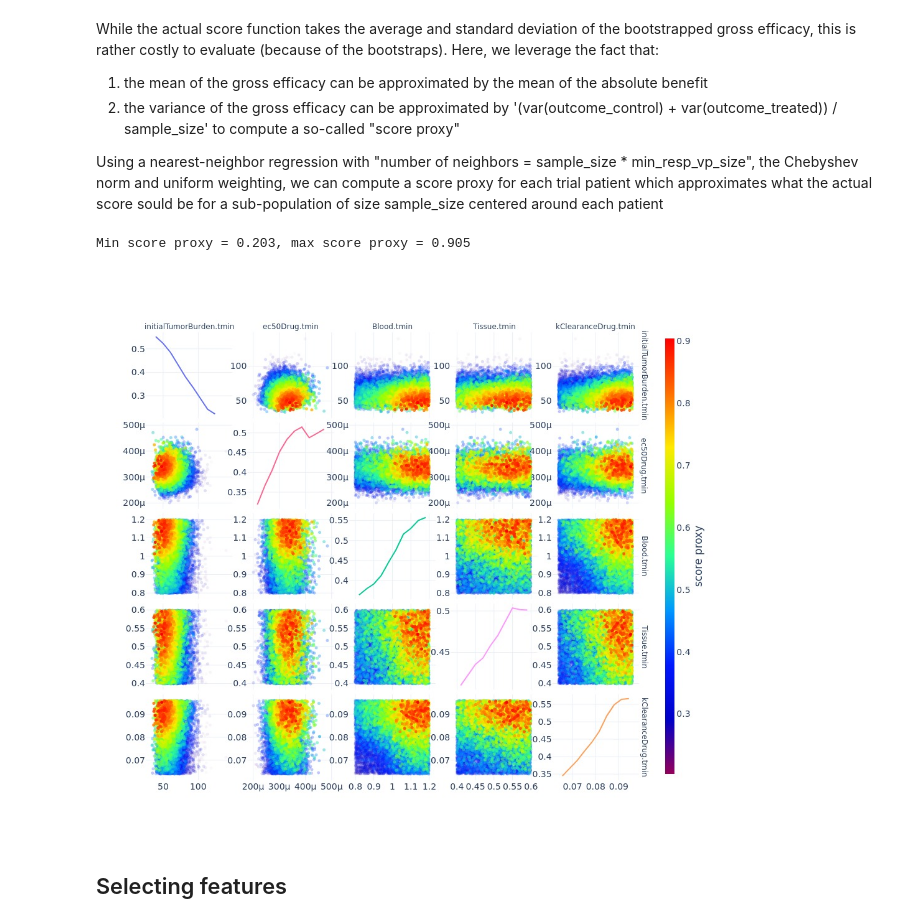
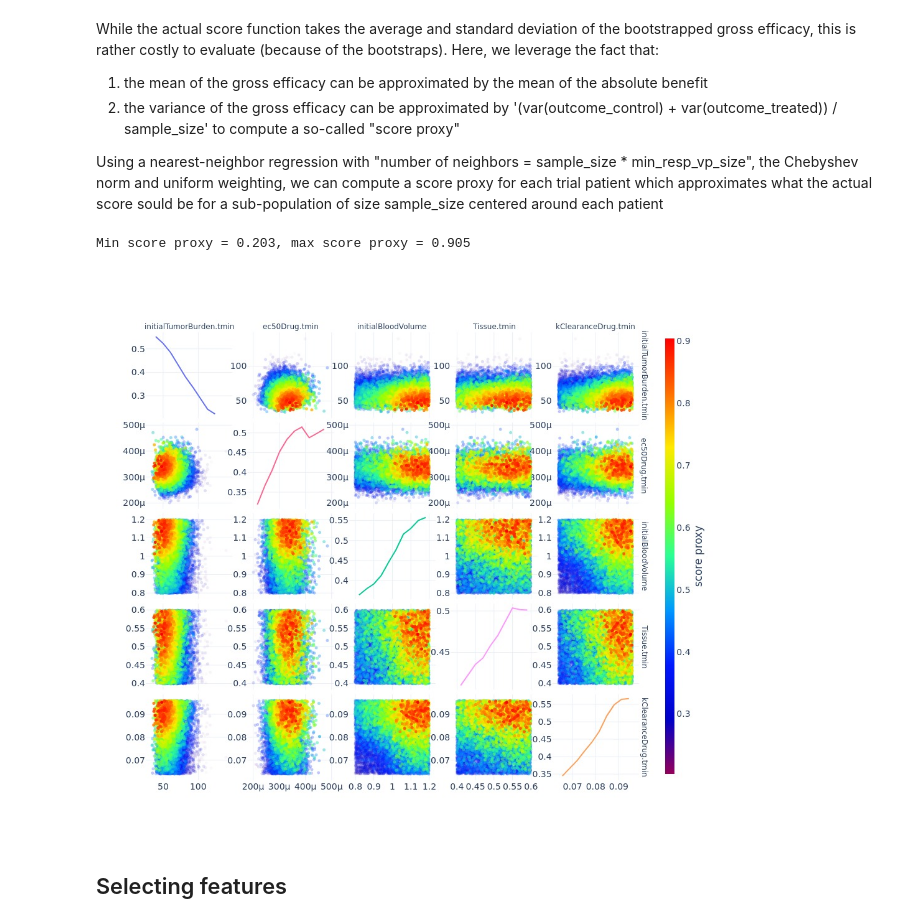
Before and after one commit to novainsilico/jinko-api-cookbook, a Jupyter notebook: cookbooks/trial_design_optimization.ipynb, the cells around one changed output. Saved outputs shown, nothing was run; the diff lists cells and outputs as text; code cells hidden in the pictures.

```diff
--- a/cookbooks/trial_design_optimization.ipynb
+++ b/cookbooks/trial_design_optimization.ipynb
@@ -178,21 +235,21 @@ treated_arm_scalars table has 10000 rows
 # %% [markdown]
 ## Trial net efficacy and sample size
 # %%
-mean_control = control_arm_scalars[outcome_name].mean()
-mean_treated = treated_arm_scalars[outcome_name].mean()
-initial_net_efficacy = mean_control - mean_treated
+mean_control = main_df["outcome_control"].mean()
+mean_treated = main_df["outcome_treated"].mean()
+initial_net_efficacy = efficacy(mean_control, mean_treated)
 
-std_control = control_arm_scalars[outcome_name].std()
-std_treated = treated_arm_scalars[outcome_name].std()
+std_control = main_df["outcome_control"].std()
+std_treated = main_df["outcome_treated"].std()
 
 print(
     f"This trial has a net efficacy of {initial_net_efficacy:.3g} (standard deviation of outcome in control group = {std_control:.2g})"
 )
-sample_size = math.ceil(
+trial_sample_size = math.ceil(
     sample_size_continuous_outcome(alpha, beta, initial_net_efficacy, std_control)
 )
 print(
-    f"With beta = {beta}, this means a sample size of {sample_size} patients per group"
+    f"With beta = {beta}, this means a sample size of {trial_sample_size} patients per group"
 )
 # %% [output]
 This trial has a net efficacy of 2.23 (standard deviation of outcome in control group = 3.3)
@@ -213,50 +270,49 @@ Using a nearest-neighbor regression with "number of neighbors = sample_size * mi
 we can compute a score proxy for each trial patient which approximates what the actual score sould be for
 a sub-population of size sample_size centered around each patient
 # %%
-efficacy_df = pd.merge(
-    control_arm_scalars, treated_arm_scalars[outcome_name], how="inner", on="patientId"
+neigh_regressor = KNeighborsRegressor(
+    n_neighbors=trial_sample_size * min_resp_vp_size,
+    weights="uniform",
+    metric="chebyshev",
+    n_jobs=4,
 )
-efficacy_df = efficacy_df.dropna()
-
-neigh_regressor = KNeighborsRegressor(
-    n_neighbors=sample_size * min_resp_vp_size, weights="uniform", metric="chebyshev"
-)
-X_unscaled = efficacy_df[all_features].to_numpy()
+X_unscaled = main_df[[d.column_id for d in all_descriptors]].to_numpy()
 feature_scaler = StandardScaler().fit(X_unscaled)
 X = feature_scaler.transform(X_unscaled)
-for z in ["x", "y"]:
+score_proxy = main_df.copy(deep=True)
+for arm in ["control", "treated"]:
     neigh_regressor.fit(
         X,
-        efficacy_df[f"{outcome_name}_{z}"].to_numpy(),
+        score_proxy[f"outcome_{arm}"].to_numpy(),
     )
-    efficacy_df[f"mu_{outcome_name}_{z}"] = neigh_regressor.predict(X)
+    score_proxy[f"mu_outcome_{arm}"] = neigh_regressor.predict(X)
 
     neigh_regressor.fit(
         X,
-        (efficacy_df[f"{outcome_name}_{z}"].to_numpy()) ** 2,
+        (score_proxy[f"outcome_{arm}"].to_numpy()) ** 2,
     )
-    efficacy_df[f"mu_{outcome_name}_{z}2"] = neigh_regressor.predict(X)
-    efficacy_df[f"var_{outcome_name}_{z}"] = (
-        efficacy_df[f"mu_{outcome_name}_{z}2"]
-        - efficacy_df[f"mu_{outcome_name}_{z}"] ** 2
+    score_proxy[f"mu_outcome_{arm}_squared"] = neigh_regressor.predict(X)
+    score_proxy[f"var_outcome_{arm}"] = (
+        score_proxy[f"mu_outcome_{arm}_squared"] - score_proxy[f"mu_outcome_{arm}"] ** 2
     )
-
 # score proxy where the mean of gross efficacy is approximated using the mean of absolute benefit
 # and the variance of gross efficacy is approximated as 'var(control) + var(treated) / sample_size'
-efficacy_df["score_proxy"] = objective_function(
-    efficacy_df[f"mu_{outcome_name}_x"] - efficacy_df[f"mu_{outcome_name}_y"],
-    np.sqrt(efficacy_df[f"var_{outcome_name}_x"] + efficacy_df[f"var_{outcome_name}_y"])
-    / np.sqrt(sample_size),
+score_proxy["score_proxy"] = objective_function(
+    efficacy(score_proxy[f"mu_outcome_control"], score_proxy[f"mu_outcome_treated"]),
+    np.sqrt(score_proxy[f"var_outcome_control"] + score_proxy[f"var_outcome_treated"])
+    / np.sqrt(trial_sample_size),
 )
 min_score, max_score = (
-    efficacy_df["score_proxy"].min(),
-    efficacy_df["score_proxy"].max(),
+    score_proxy["score_proxy"].min(),
+    score_proxy["score_proxy"].max(),
 )
 print(f"Min score proxy = {min_score:.3g}, max score proxy = {max_score:.3g}")
 
-efficacy_df = efficacy_df.sort_values(by="score_proxy")
-num_features = len(all_features)
-features_wrapped = ["<br>".join(textwrap.wrap(t, width=30)) for t in all_features]
+score_proxy = score_proxy.sort_values(by="score_proxy")
+num_features = len(all_descriptors)
+features_wrapped = [
+    "<br>".join(textwrap.wrap(t.identifier, width=30)) for t in all_descriptors
+]
 fig = make_subplots(
     num_features,
     num_features,
@@ -271,14 +327,14 @@ fig = make_subplots(
 for i in range(num_features):  # iterating over rows
     for j in range(num_features):  # iterating over columns
         if i == j:  # do not plot anything on the diagonal
-            x = efficacy_df[all_features[i]]
+            x = score_proxy[all_descriptors[i].column_id]
             nx = 10
             xs = np.linspace(x.min(), x.max(), nx + 1)
             y = []
             for k in range(nx):
-                eff_k = efficacy_df[
-                    (efficacy_df[all_features[i]] >= xs[k])
-                    & (efficacy_df[all_features[i]] < xs[k + 1])
+                eff_k = score_proxy[
+                    (score_proxy[all_descriptors[i].column_id] >= xs[k])
+                    & (score_proxy[all_descriptors[i].column_id] < xs[k + 1])
                 ]["score_proxy"]
                 y.append(eff_k.mean())
             fig.add_trace(
@@ -289,40 +345,40 @@ for i in range(num_features):  # iterating over rows
         else:
             fig.add_trace(
                 go.Scattergl(
-                    x=efficacy_df[all_features[j]],
-                    y=efficacy_df[all_features[i]],
+                    x=score_proxy[all_descriptors[j].column_id],
+                    y=score_proxy[all_descriptors[i].column_id],
                     mode="markers",
                     marker=dict(
                         size=5,
-                        color=efficacy_df["score_proxy"],
-                        opacity=(efficacy_df["score_proxy"] - min_score)
+                        color=score_proxy["score_proxy"],
+                        opacity=(score_proxy["score_proxy"] - min_score)
                         / (max_score - min_score),
                         coloraxis="coloraxis1",
                     ),
                     hoverinfo="none",
                 ),
                 row=i + 1,
                 col=j + 1,
             )
 fig.update_annotations(font_size=12)
 fig.update_coloraxes(
     colorbar_title="score proxy",
     cmin=min_score,
     cmax=max_score,
     colorscale="rainbow",
     colorbar_thickness=15,
     colorbar_title_side="right",
 )
 fig.update_layout(
     font=dict(size=14),
     showlegend=False,
     width=1000,
     height=900,
     template="plotly_white",
 )
 fig.show(renderer="jpeg")
 # %% [output]
 Min score proxy = 0.203, max score proxy = 0.905
-[figure, old version]
+[figure, new version]
 # %% [markdown]
 ## Selecting features
```
Also changed, not shown: parts of 15 cells of this notebook.
